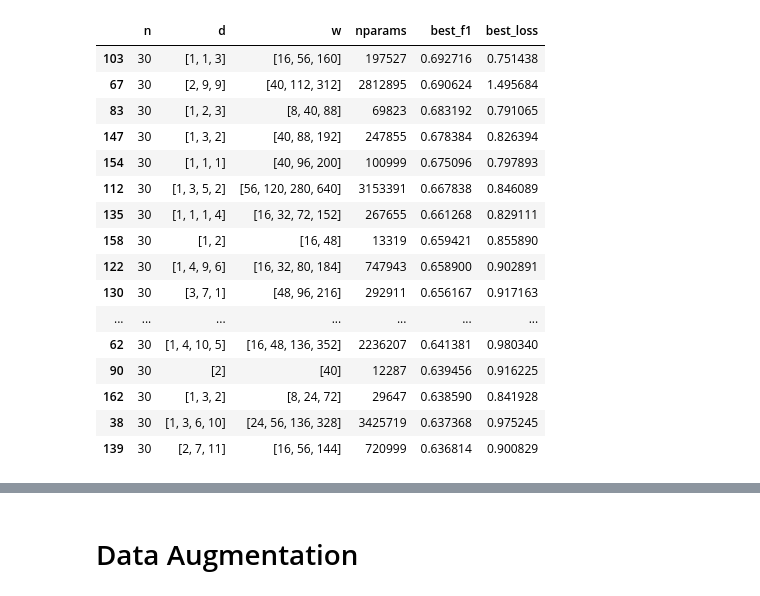
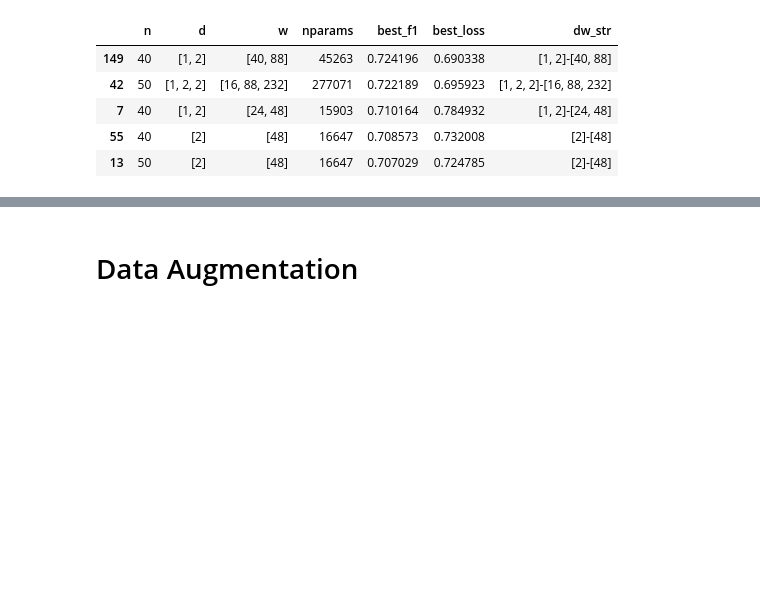
Before and after one commit to Musa-Azeem/eating-detection, a Jupyter notebook: data_aug.ipynb, the cells around one changed output, grey strips where cells are left out. Cells and saved outputs as stored; diff of their text form; code cells hidden in the pictures; blank space fills up the shorter version.

```diff
--- a/data_aug.ipynb
+++ b/data_aug.ipynb
@@ -33,7 +19,7 @@ import json
 
 df = pd.DataFrame(columns=['n', 'd', 'w', 'nparams', 'best_f1', 'best_loss'])
 
-for model_dir in Path('dev/dataaug').iterdir():
+for model_dir in Path('dev/n-search-shared').iterdir():
     config = json.load(open(model_dir / 'config.json'))
     info = json.load(open(model_dir / 'info.json'))
     nparams = sum([param.numel() for param in RegNetv3(CONFIG=config).parameters()])
@@ -45,38 +31,16 @@ for model_dir in Path('dev/dataaug').iterdir():
         'best_f1': sum(info['f1']) / len(info['f1']),
         'best_loss': info['loss']
     }
-for model_dir in Path('dev/dataaug_small').iterdir():
-    config = json.load(open(model_dir / 'config.json'))
-    info = json.load(open(model_dir / 'info.json'))
-    nparams = sum([param.numel() for param in RegNetv3(CONFIG=config).parameters()])
-    df.loc[len(df)] = {
-        'n': int(config['N']),
-        'd': config['DEPTHI'],
-        'w': config['WIDTHI'],
-        'nparams': nparams,
-        'best_f1': sum(info['f1']) / len(info['f1']),
-        'best_loss': info['loss']
-    }
+df['dw_str'] = df['d'].astype(str) + '-' + df['w'].astype(str)
 # %%
-df[df.n==30].sort_values('best_f1', ascending=False).head(20)
+df.sort_values('best_f1', ascending=False).head(5)
 # %% [output]
-|  | n | d | w | nparams | best_f1 | best_loss |
-| 103 | 30 | [1, 1, 3] | [16, 56, 160] | 197527 | 0.692716 | 0.751438 |
-| 67 | 30 | [2, 9, 9] | [40, 112, 312] | 2812895 | 0.690624 | 1.495684 |
-| 83 | 30 | [1, 2, 3] | [8, 40, 88] | 69823 | 0.683192 | 0.791065 |
-| 147 | 30 | [1, 3, 2] | [40, 88, 192] | 247855 | 0.678384 | 0.826394 |
-| 154 | 30 | [1, 1, 1] | [40, 96, 200] | 100999 | 0.675096 | 0.797893 |
-| 112 | 30 | [1, 3, 5, 2] | [56, 120, 280, 640] | 3153391 | 0.667838 | 0.846089 |
-| 135 | 30 | [1, 1, 1, 4] | [16, 32, 72, 152] | 267655 | 0.661268 | 0.829111 |
-| 158 | 30 | [1, 2] | [16, 48] | 13319 | 0.659421 | 0.855890 |
-| 122 | 30 | [1, 4, 9, 6] | [16, 32, 80, 184] | 747943 | 0.658900 | 0.902891 |
-| 130 | 30 | [3, 7, 1] | [48, 96, 216] | 292911 | 0.656167 | 0.917163 |
-| ... | ... | ... | ... | ... | ... | ... |
-| 62 | 30 | [1, 4, 10, 5] | [16, 48, 136, 352] | 2236207 | 0.641381 | 0.980340 |
-| 90 | 30 | [2] | [40] | 12287 | 0.639456 | 0.916225 |
-| 162 | 30 | [1, 3, 2] | [8, 24, 72] | 29647 | 0.638590 | 0.841928 |
-| 38 | 30 | [1, 3, 6, 10] | [24, 56, 136, 328] | 3425719 | 0.637368 | 0.975245 |
-| 139 | 30 | [2, 7, 11] | [16, 56, 144] | 720999 | 0.636814 | 0.900829 |
+|  | n | d | w | nparams | best_f1 | best_loss | dw_str |
+| 149 | 40 | [1, 2] | [40, 88] | 45263 | 0.724196 | 0.690338 | [1, 2]-[40, 88] |
+| 42 | 50 | [1, 2, 2] | [16, 88, 232] | 277071 | 0.722189 | 0.695923 | [1, 2, 2]-[16, 88, 232] |
+| 7 | 40 | [1, 2] | [24, 48] | 15903 | 0.710164 | 0.784932 | [1, 2]-[24, 48] |
+| 55 | 40 | [2] | [48] | 16647 | 0.708573 | 0.732008 | [2]-[48] |
+| 13 | 50 | [2] | [48] | 16647 | 0.707029 | 0.724785 | [2]-[48] |
 # %%
 import seaborn as sns
 fig, axes = plt.subplots(2, 1, figsize=(7,7), sharex=True)
```
Also changed, not shown: parts of 10 cells of this notebook, 10 other files.
